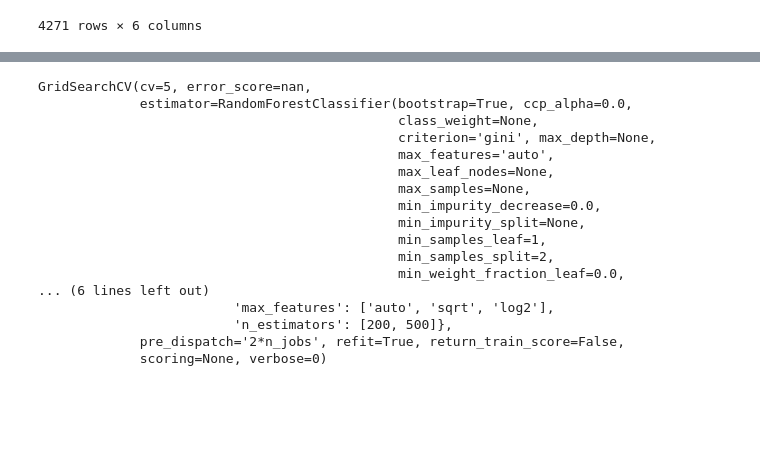
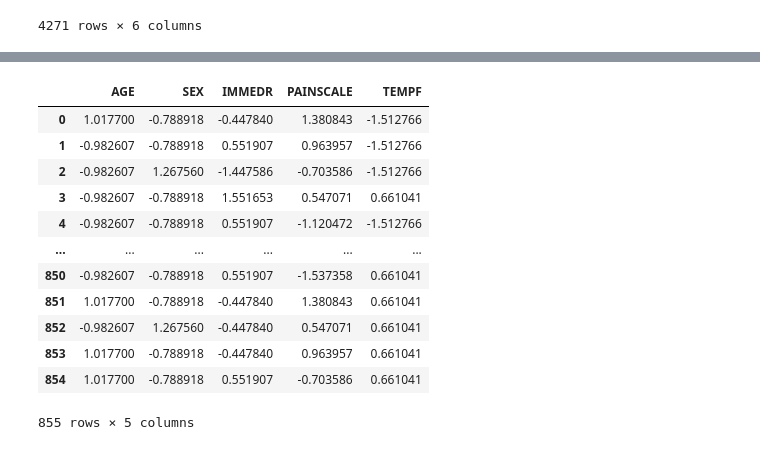
Before and after one commit to appkesmas/appkesmasML, a Jupyter notebook: Capstone_Project__Waiting_time_v2.ipynb, the cells around one changed output, grey strips where cells are left out. Saved outputs shown, nothing was run; the diff lists cells and outputs as text; code cells hidden in the pictures; blank space fills up the shorter version.

```diff
--- a/Capstone_Project_ Waiting time.ipynb
+++ b/Capstone_Project__Waiting_time_v2.ipynb
@@ -234,6 +229,20 @@ X_train.shape, X_test.shape
 # %%
-# stdscal = StandardScaler()
-# scale = stdscal.fit_transform(X_test)
+stdscal = StandardScaler()
+scale = stdscal.fit_transform(X_test)
 # %%
-# X_test = pd.DataFrame(scale,columns=list(X_test.columns.values))
-# X_test
+X_test = pd.DataFrame(scale,columns=list(X_test.columns.values))
+X_test
+# %% [output]
+|  | AGE | SEX | IMMEDR | PAINSCALE | TEMPF |
+| 0 | 1.017700 | -0.788918 | -0.447840 | 1.380843 | -1.512766 |
+| 1 | -0.982607 | -0.788918 | 0.551907 | 0.963957 | -1.512766 |
+| 2 | -0.982607 | 1.267560 | -1.447586 | -0.703586 | -1.512766 |
+| 3 | -0.982607 | -0.788918 | 1.551653 | 0.547071 | 0.661041 |
+| 4 | -0.982607 | -0.788918 | 0.551907 | -1.120472 | -1.512766 |
+| ... | ... | ... | ... | ... | ... |
+| 850 | -0.982607 | -0.788918 | 0.551907 | -1.537358 | 0.661041 |
+| 851 | 1.017700 | -0.788918 | -0.447840 | 1.380843 | 0.661041 |
+| 852 | -0.982607 | 1.267560 | -0.447840 | 0.547071 | 0.661041 |
+| 853 | 1.017700 | -0.788918 | -0.447840 | 0.963957 | 0.661041 |
+| 854 | 1.017700 | -0.788918 | 0.551907 | -0.703586 | 0.661041 |
+855 rows × 5 columns
@@ -256,21 +248,0 @@ param_grid = {
-# %%
-CV_rfc = GridSearchCV(estimator=rfc, param_grid=param_grid, cv= 5)
-CV_rfc.fit(X_train, y_train)
-# %% [output]
-GridSearchCV(cv=5, error_score=nan,
-             estimator=RandomForestClassifier(bootstrap=True, ccp_alpha=0.0,
-                                              class_weight=None,
-                                              criterion='gini', max_depth=None,
-                                              max_features='auto',
-                                              max_leaf_nodes=None,
-                                              max_samples=None,
-                                              min_impurity_decrease=0.0,
-                                              min_impurity_split=None,
-                                              min_samples_leaf=1,
-                                              min_samples_split=2,
-                                              min_weight_fraction_leaf=0.0,
-... (6 lines left out)
-                         'max_features': ['auto', 'sqrt', 'log2'],
-                         'n_estimators': [200, 500]},
-             pre_dispatch='2*n_jobs', refit=True, return_train_score=False,
-             scoring=None, verbose=0)
```
Also changed, not shown: parts of 32 cells of this notebook, 3 other files.
